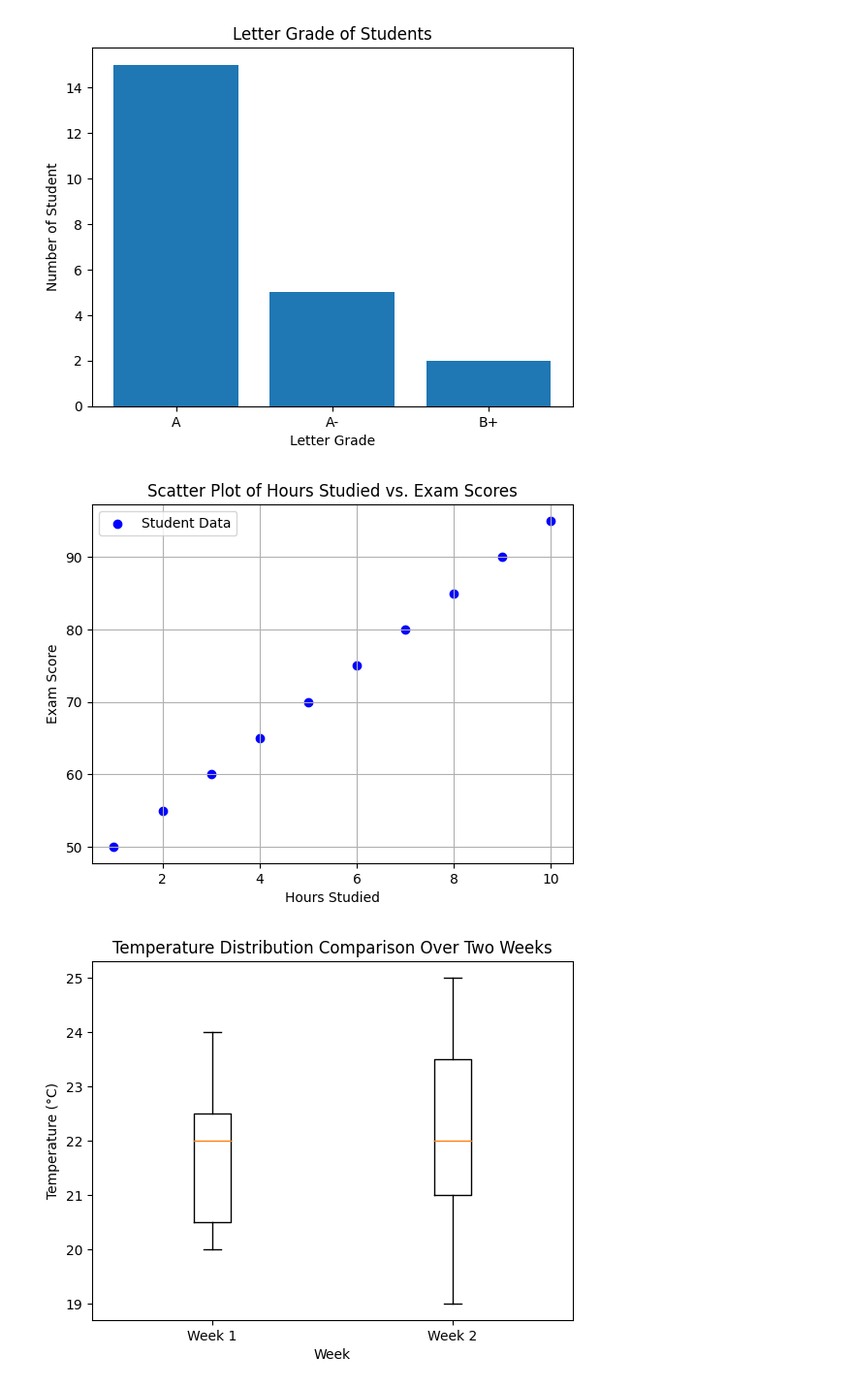
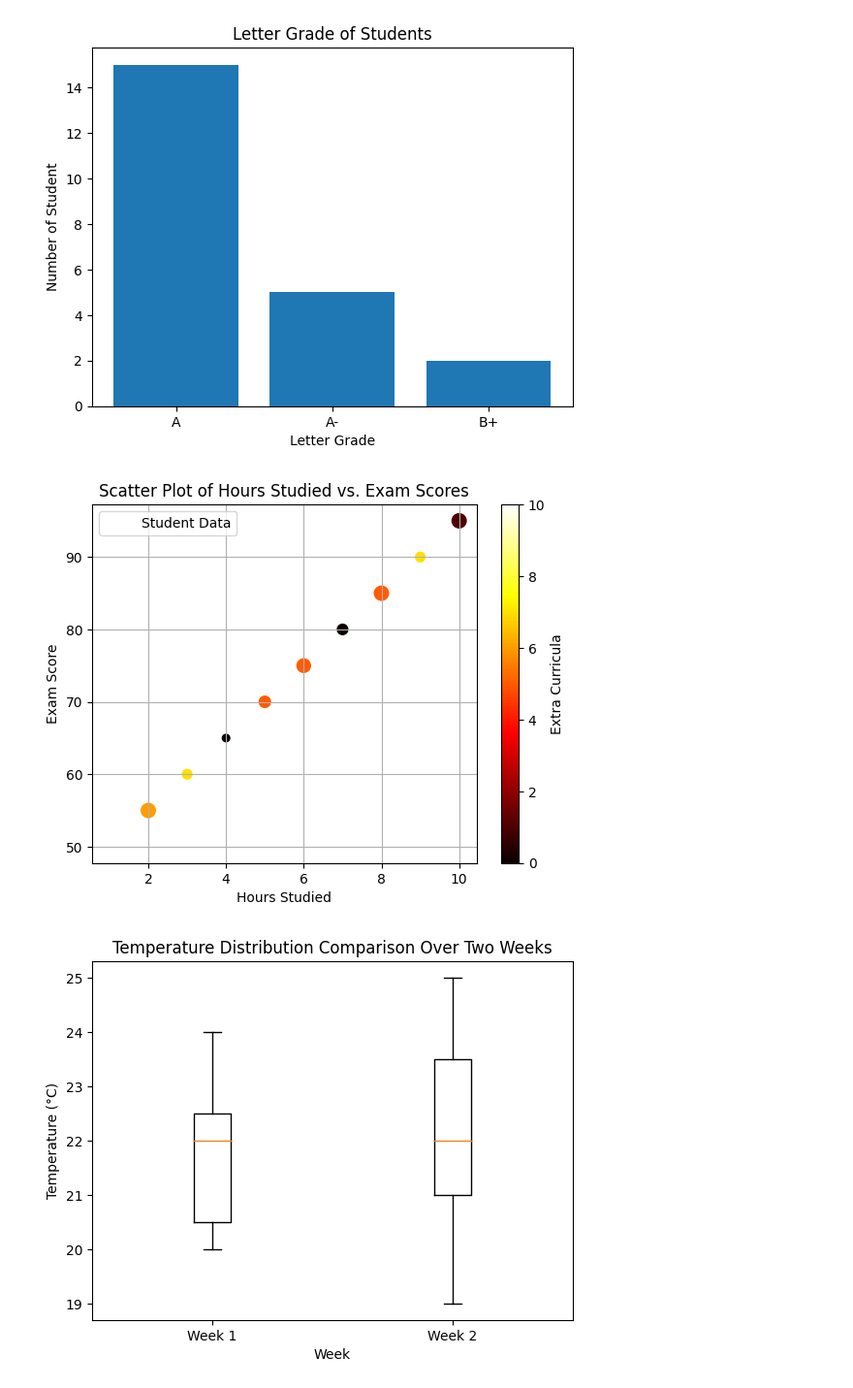
Before and after one commit to a-elsaid/ise_221, a Jupyter notebook: 001-oop_inbrief.ipynb, the cells around one changed output. Shown at 97% size. Cells and saved outputs as stored; diff of their text form; code cells hidden in the pictures.

```diff
--- a/001-oop_inbrief.ipynb
+++ b/001-oop_inbrief.ipynb
@@ -556,26 +652,29 @@ plt.show()
 # %%
 # Let's create a scatter plot to see the hours studied and corresponding exam scores
 hours_studied = [1, 2, 3, 4, 5, 6, 7, 8, 9, 10]
 exam_scores = [50, 55, 60, 65, 70, 75, 80, 85, 90, 95]
+rest_hours = np.random.randint(0,12,10)*10
+extra_curricula = np.random.randint(0,11,10)
 
 # Create the scatter plot
-plt.scatter(hours_studied, exam_scores, color='blue', label='Student Data')
+plt.scatter(hours_studied, exam_scores, label='Student Data', s=rest_hours, c=extra_curricula, cmap='hot')
+plt.colorbar(label='Extra Curricula')
 
 # Add titles and labels
 plt.title("Scatter Plot of Hours Studied vs. Exam Scores")
 plt.xlabel("Hours Studied")
 plt.ylabel("Exam Score")
 
 # Add a grid
 plt.grid(True) # displays grid lines
 
 # Add a legend
 plt.legend()
 
 # Show the plot
 plt.show()
 # %% [output]
-[figure, old version]
+[figure, new version]
 # %%
 # Let's create a boxplot to see the distribution of weather
 
```
Also changed, not shown: parts of 18 cells of this notebook.
